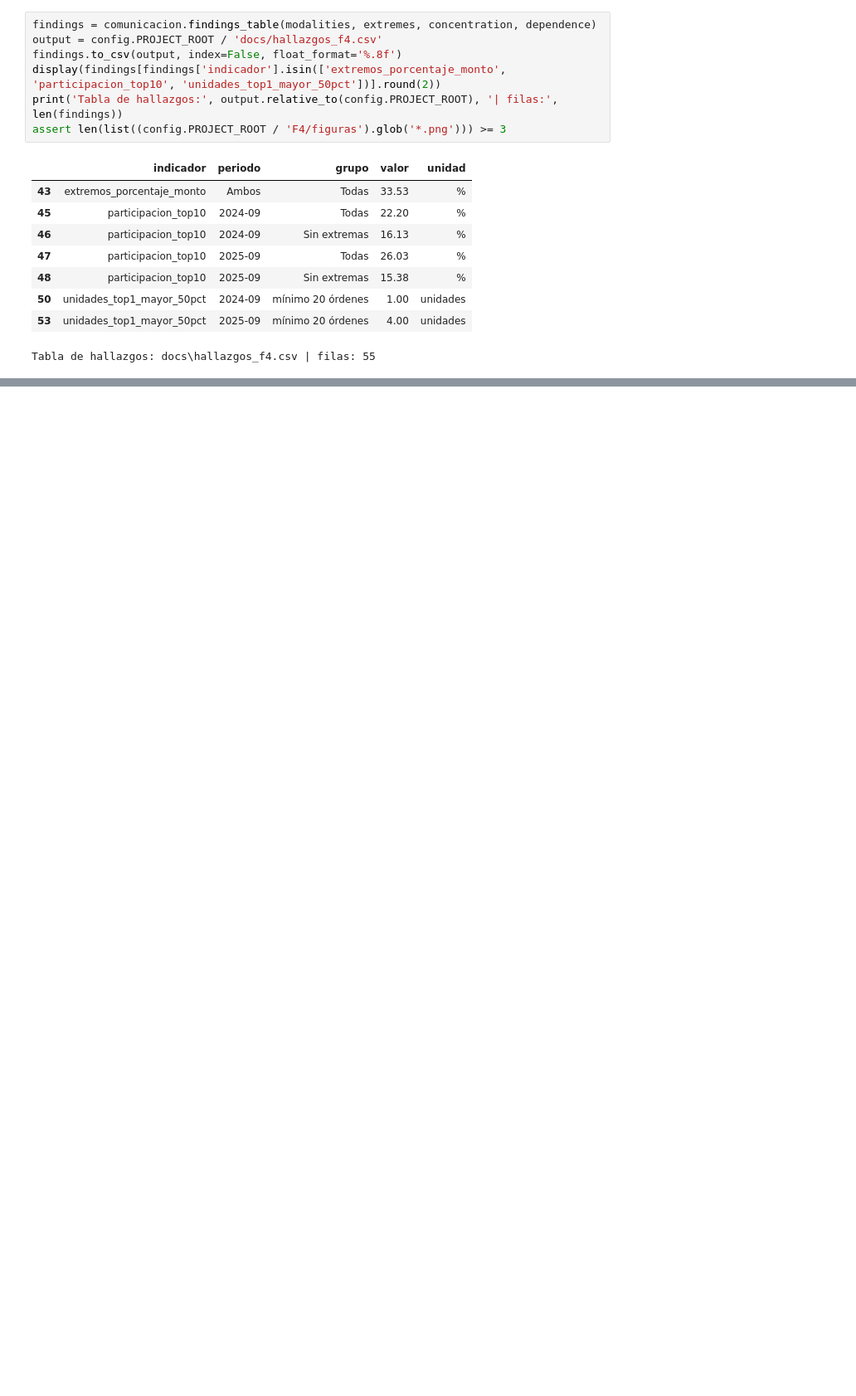
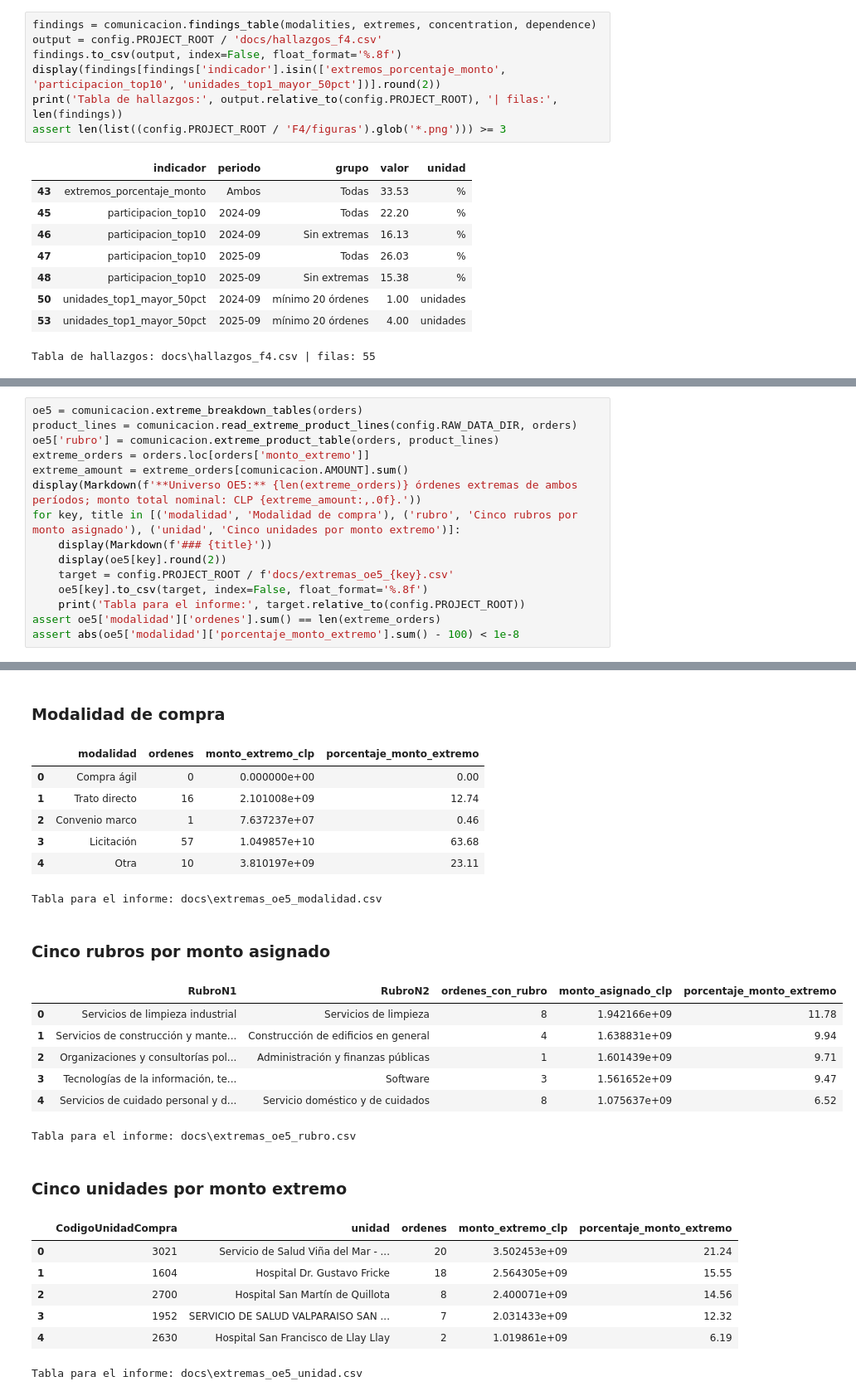
Before and after one commit to pedroinformatico/mcdi500-proyecto-abp-v2, a Jupyter notebook: F4/F4_Comunicacion.ipynb, the cells around one changed output, grey strips where cells are left out. Shown at 83% size. Cells and saved outputs as stored; diff of their text form; blank space fills up the shorter version.

```diff
--- a/F4/F4_Comunicacion.ipynb
+++ b/F4/F4_Comunicacion.ipynb
@@ -168,0 +179,16 @@ Tabla de hallazgos: docs\hallazgos_f4.csv | filas: 55
+# %%
+oe5 = comunicacion.extreme_breakdown_tables(orders)
+product_lines = comunicacion.read_extreme_product_lines(config.RAW_DATA_DIR, orders)
+oe5['rubro'] = comunicacion.extreme_product_table(orders, product_lines)
+extreme_orders = orders.loc[orders['monto_extremo']]
+extreme_amount = extreme_orders[comunicacion.AMOUNT].sum()
+display(Markdown(f'**Universo OE5:** {len(extreme_orders)} órdenes extremas de ambos períodos; monto total nominal: CLP {extreme_amount:,.0f}.'))
+for key, title in [('modalidad', 'Modalidad de compra'), ('rubro', 'Cinco rubros por monto asignado'), ('unidad', 'Cinco unidades por monto extremo')]:
+    display(Markdown(f'### {title}'))
+    display(oe5[key].round(2))
+    target = config.PROJECT_ROOT / f'docs/extremas_oe5_{key}.csv'
+    oe5[key].to_csv(target, index=False, float_format='%.8f')
+    print('Tabla para el informe:', target.relative_to(config.PROJECT_ROOT))
+assert oe5['modalidad']['ordenes'].sum() == len(extreme_orders)
+assert abs(oe5['modalidad']['porcentaje_monto_extremo'].sum() - 100) < 1e-8
+# %% [output]
@@ -168,0 +196,24 @@ Tabla de hallazgos: docs\hallazgos_f4.csv | filas: 55
+### Modalidad de compra
+|  | modalidad | ordenes | monto_extremo_clp | porcentaje_monto_extremo |
+| 0 | Compra ágil | 0 | 0.000000e+00 | 0.00 |
+| 1 | Trato directo | 16 | 2.101008e+09 | 12.74 |
+| 2 | Convenio marco | 1 | 7.637237e+07 | 0.46 |
+| 3 | Licitación | 57 | 1.049857e+10 | 63.68 |
+| 4 | Otra | 10 | 3.810197e+09 | 23.11 |
+Tabla para el informe: docs\extremas_oe5_modalidad.csv
+### Cinco rubros por monto asignado
+|  | RubroN1 | RubroN2 | ordenes_con_rubro | monto_asignado_clp | porcentaje_monto_extremo |
+| 0 | Servicios de limpieza industrial | Servicios de limpieza | 8 | 1.942166e+09 | 11.78 |
+| 1 | Servicios de construcción y mante... | Construcción de edificios en general | 4 | 1.638831e+09 | 9.94 |
+| 2 | Organizaciones y consultorías pol... | Administración y finanzas públicas | 1 | 1.601439e+09 | 9.71 |
+| 3 | Tecnologías de la información, te... | Software | 3 | 1.561652e+09 | 9.47 |
+| 4 | Servicios de cuidado personal y d... | Servicio doméstico y de cuidados | 8 | 1.075637e+09 | 6.52 |
+Tabla para el informe: docs\extremas_oe5_rubro.csv
+### Cinco unidades por monto extremo
+|  | CodigoUnidadCompra | unidad | ordenes | monto_extremo_clp | porcentaje_monto_extremo |
+| 0 | 3021 | Servicio de Salud Viña del Mar - ... | 20 | 3.502453e+09 | 21.24 |
+| 1 | 1604 | Hospital Dr. Gustavo Fricke | 18 | 2.564305e+09 | 15.55 |
+| 2 | 2700 | Hospital San Martín de Quillota | 8 | 2.400071e+09 | 14.56 |
+| 3 | 1952 | SERVICIO DE SALUD VALPARAISO SAN ... | 7 | 2.031433e+09 | 12.32 |
+| 4 | 2630 | Hospital San Francisco de Llay Llay | 2 | 1.019861e+09 | 6.19 |
+Tabla para el informe: docs\extremas_oe5_unidad.csv
```
Also changed, not shown: parts of 3 cells of this notebook, 2 other files.
